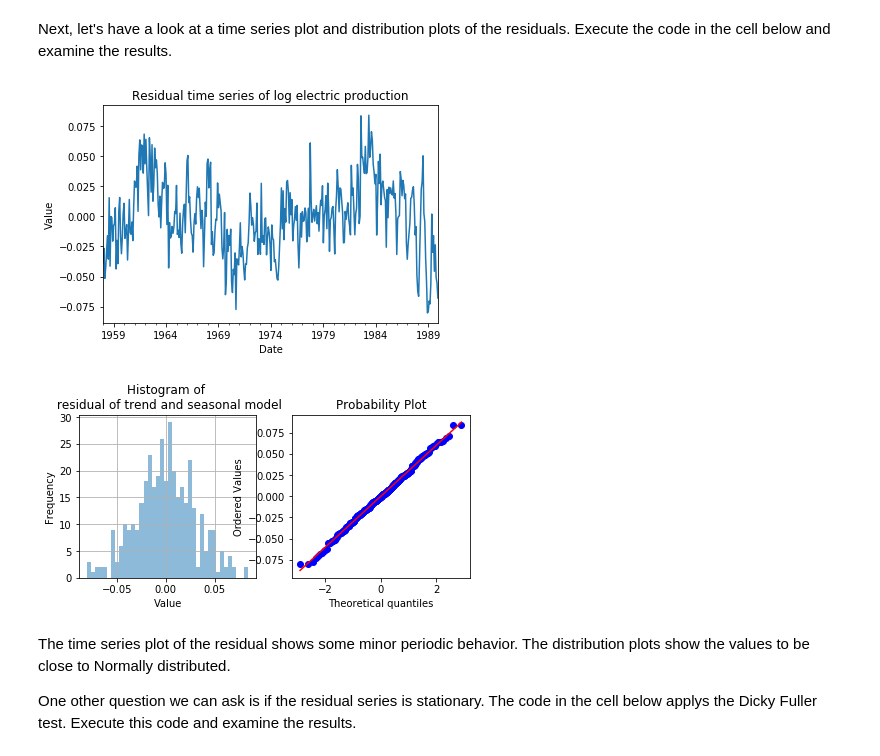
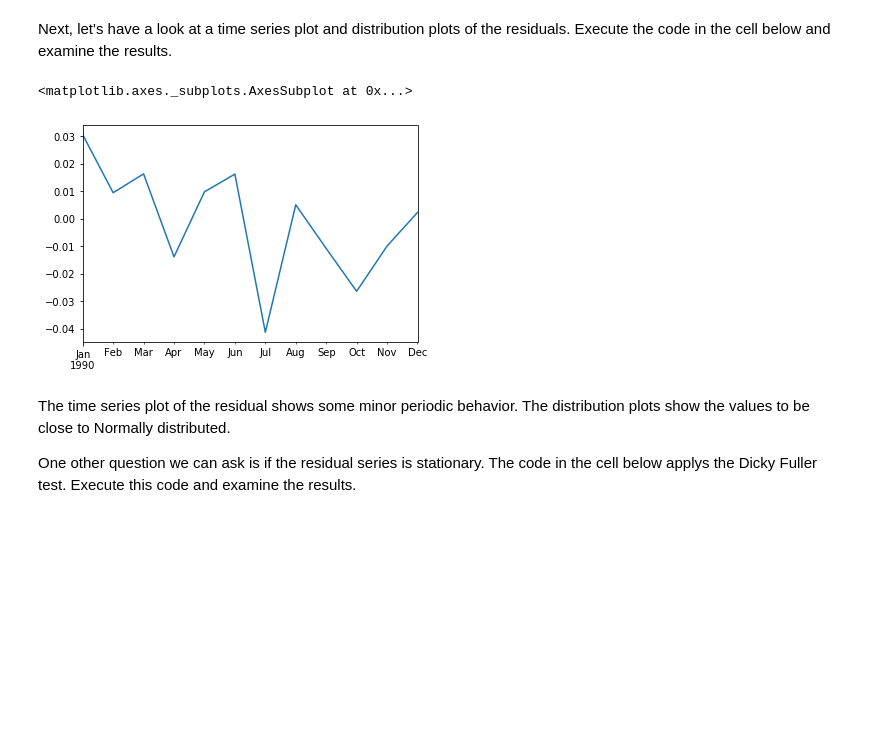
Before and after one commit to StephenElston/DataScience410, a Jupyter notebook: Lecture8/IntroToTimeSeries.ipynb, the cells around one changed output. Cells and saved outputs as stored; diff of their text form; code cells hidden in the pictures; blank space fills up the shorter version.

```diff
--- a/Lecture8/IntroToTimeSeries.ipynb
+++ b/Lecture8/IntroToTimeSeries.ipynb
@@ -1027,11 +1032,10 @@ RMSE(CBE.loc['1989-12-31':, 'elec_log'].as_matrix(), CBE.loc['1989-12-31':, 'sco
 # %% [markdown]
 Next, let's have a look at a time series plot and distribution plots of the residuals. Execute the code in the cell below and examine the results.
-# %%
-plot_ts(CBE.loc[:'1989-12-31', 'resids'], title = 'Residual time series of log electric production')
-dist_ts(CBE.loc[:'1989-12-31', 'resids'], '\n residual of trend and seasonal model')
-# %% [output]
-[figure, removed]
-[figure, removed]
+# %%
+residuals.plot()
+# %% [output]
+<matplotlib.axes._subplots.AxesSubplot at 0x...>
+[figure, added]
 # %% [markdown]
 The time series plot of the residual shows some minor periodic behavior. The distribution plots show the values to be close to Normally distributed.
 
```
Also changed, not shown: parts of 34 cells of this notebook.
